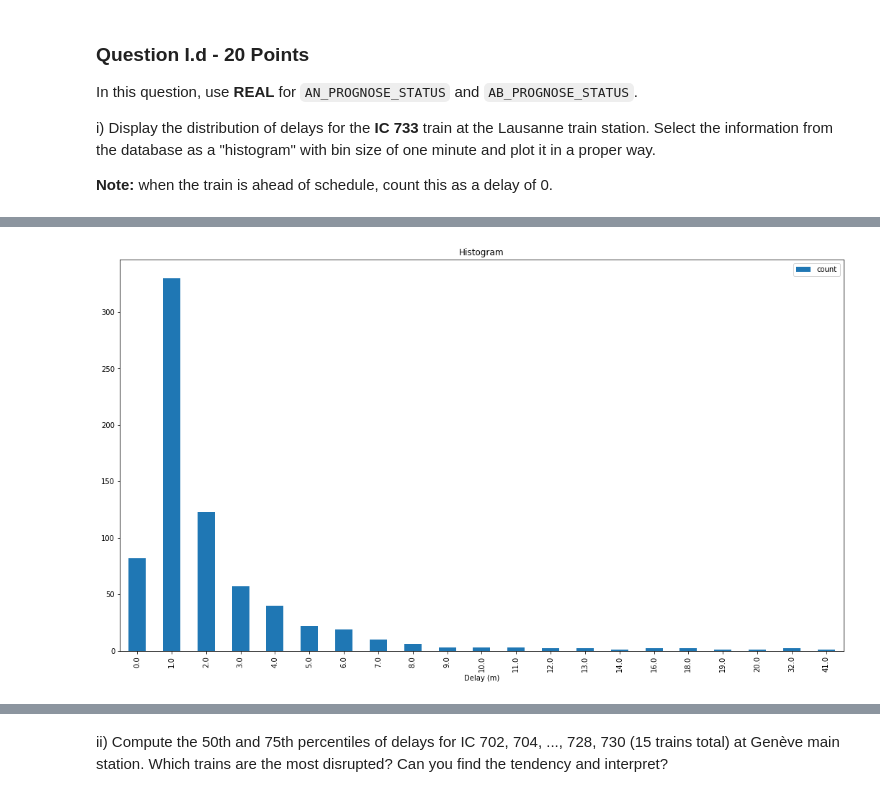
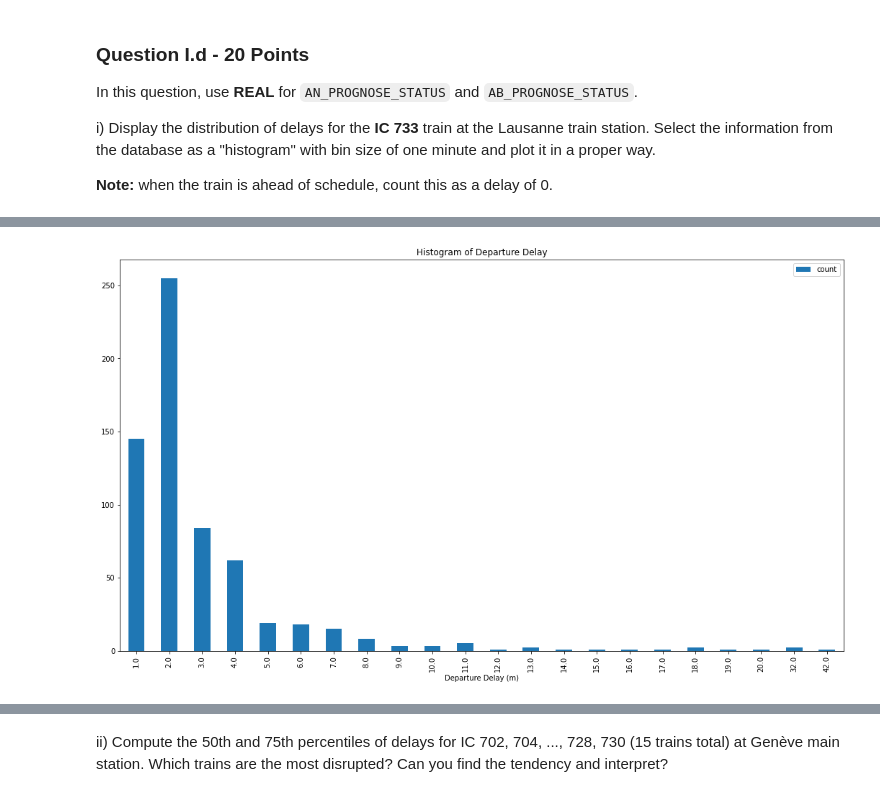
Before and after one commit to FurkanKarakas/dslab-homework-1, a Jupyter notebook: notebooks/DSLab_homework-1.ipynb, the cells around one changed output, grey strips where cells are left out. Saved outputs shown, nothing was run; the diff lists cells and outputs as text; code cells hidden in the pictures.

```diff
--- a/notebooks/DSLab_homework-1.ipynb
+++ b/notebooks/DSLab_homework-1.ipynb
@@ -445,10 +453,11 @@ query = """
 cur.execute(query)
 # %%
 query = """
-    SELECT  delay, count(*) as count
+    SELECT  delay_departure, count(*) as count
     FROM {0}.sbb_delays_1
-    group by delay
-    order by delay
+    where delay_departure is not NULL
+    group by delay_departure
+    order by delay_departure
 
 """.format(username)
-df_delay = pd.read_sql(query, conn)
+df_delay_departure = pd.read_sql(query, conn)
@@ -475,7 +464,7 @@ df_delay
 # %%
-df_delay.plot("delay","count",kind='bar',figsize=(18,10))
-plt.xlabel('Delay (m)')
-plt.title('Histogram')
+df_delay_departure.plot("delay_departure","count",kind='bar',figsize=(18,10))
+plt.xlabel('Departure Delay (m)')
+plt.title('Histogram of Departure Delay')
 plt.show()
 # %% [output]
-[figure, old version]
+[figure, new version]
```
Also changed, not shown: parts of 13 cells of this notebook.
